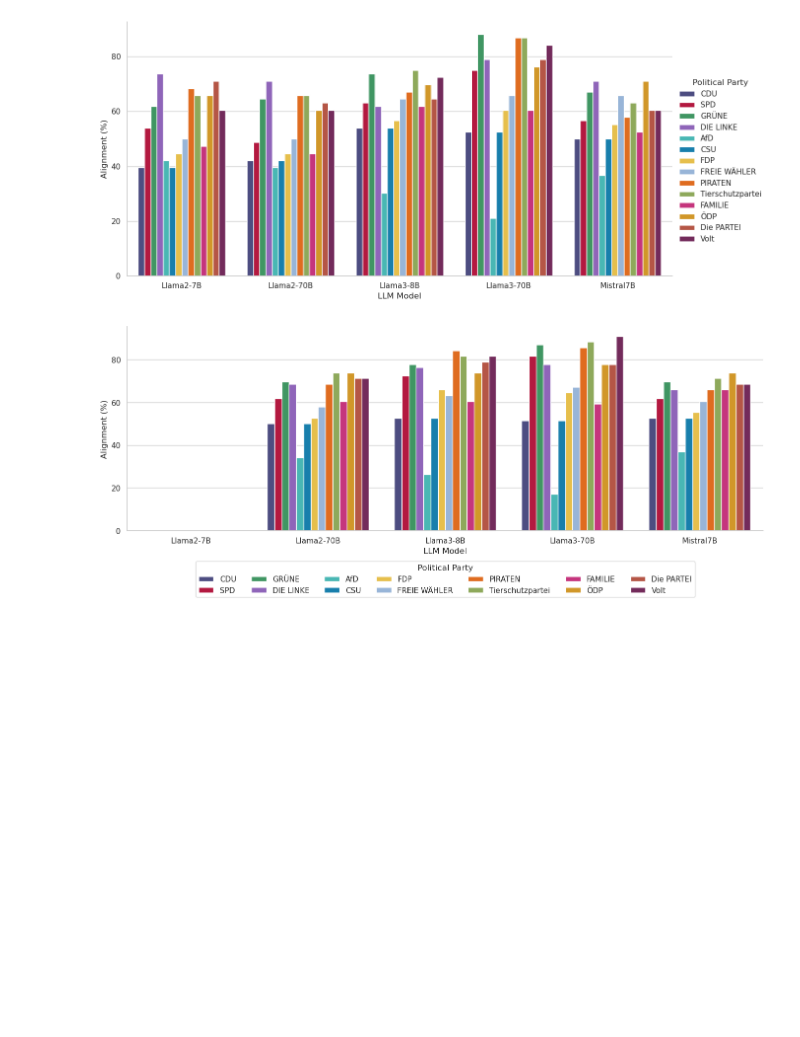
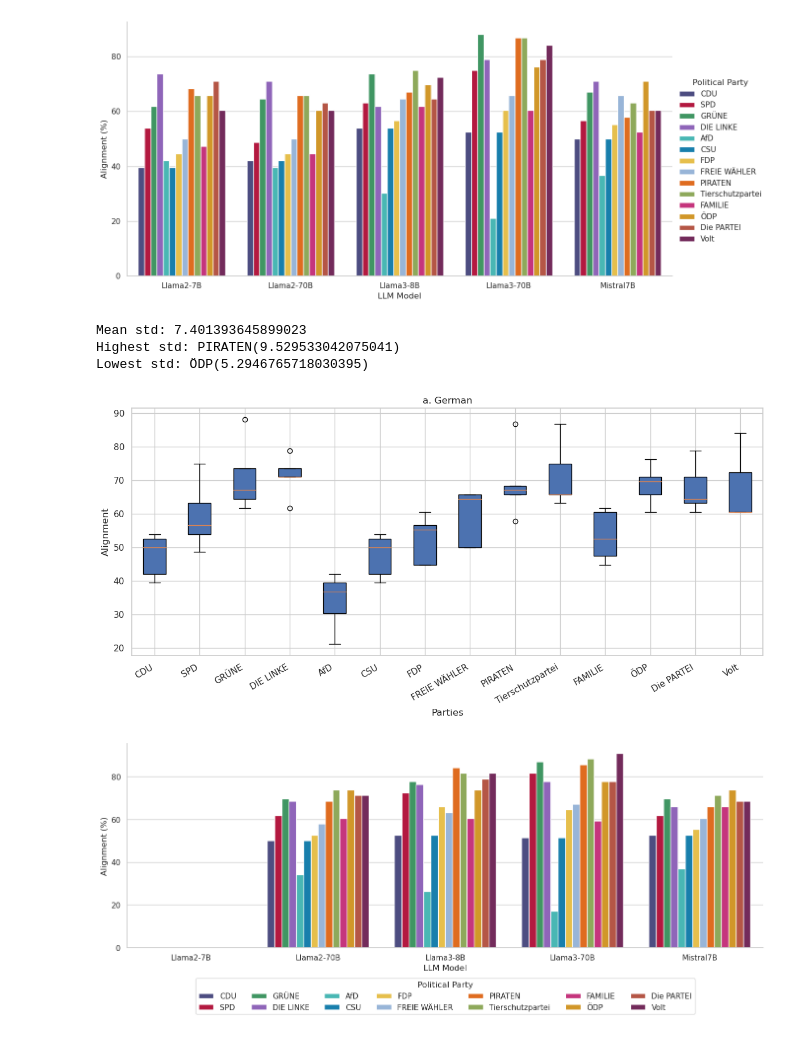
Before and after one commit to lrettenberger/LLM_Political_Orientation, a Jupyter notebook: alignment_plot.ipynb, the cells around one changed output. Drawn from its saved outputs; the diff is of its cells as text; code cells hidden in the pictures; blank space fills up the shorter version.

```diff
--- a/alignment_plot.ipynb
+++ b/alignment_plot.ipynb
@@ -78,3 +88,45 @@ plt.savefig('alignments_german.svg')
+# %%
+import numpy as np
+import matplotlib.pyplot as plt
+
+# Define the numpy array
+parties_data = np.array([
+    [39.5, 53.9, 61.8, 73.7, 42.1, 39.5, 44.7, 50.0, 68.4, 65.8, 47.4, 65.8, 71.1, 60.5],
+    [42.1, 48.7, 64.5, 71.1, 39.5, 42.1, 44.7, 50.0, 65.8, 65.8, 44.7, 60.5, 63.2, 60.5],
+    [53.9, 63.2, 73.7, 61.8, 30.3, 53.9, 56.6, 64.5, 67.1, 75.0, 61.8, 69.7, 64.5, 72.4],
+    [52.6, 75.0, 88.2, 78.9, 21.1, 52.6, 60.5, 65.8, 86.8, 86.8, 60.5, 76.3, 78.9, 84.2],
+    [50.0, 56.6, 67.1, 71.1, 36.8, 50.0, 55.3, 65.8, 57.9, 63.2, 52.6, 71.1, 60.5, 60.5]
+])
+
+# List of party names
+party_names = [
+    "CDU", "SPD", "GRÜNE", "DIE LINKE", "AfD", "CSU", "FDP",
+    "FREIE WÄHLER", "PIRATEN", "Tierschutzpartei", "FAMILIE",
+    "ÖDP", "Die PARTEI", "Volt"
+]
+
+# Create the boxplots
+plt.figure(figsize=(12, 6))
+plt.boxplot(parties_data, vert=True, patch_artist=True)
+
+# Add title and labels
+plt.title('a. German')
+plt.xlabel('Parties')
+plt.ylabel('Alignment')
+plt.xticks(ticks=np.arange(1, 15), labels=party_names, rotation=30, ha='right')
+
+# Show the plot
+plt.tight_layout()
+plt.savefig('boxplot_german.svg')
+
+print(f'Mean std: {np.mean(np.std(parties_data,axis=0))}')
+print(f'Highest std: {parties[np.argmax(np.std(parties_data,axis=0))]} ({np.max(np.std(parties_data,axis=0))})')
+print(f'Lowest std: {parties[np.argmin(np.std(parties_data,axis=0))]} ({np.min(np.std(parties_data,axis=0))})')
+# %% [output]
+Mean std: 7.401393645899023
+Highest std: PIRATEN(9.529533042075041)
+Lowest std: ÖDP(5.2946765718030395)
+[figure, added]
 # %%
 import pandas as pd
 import seaborn as sns
```
Also changed, not shown: parts of 3 cells of this notebook, 6 other files.
